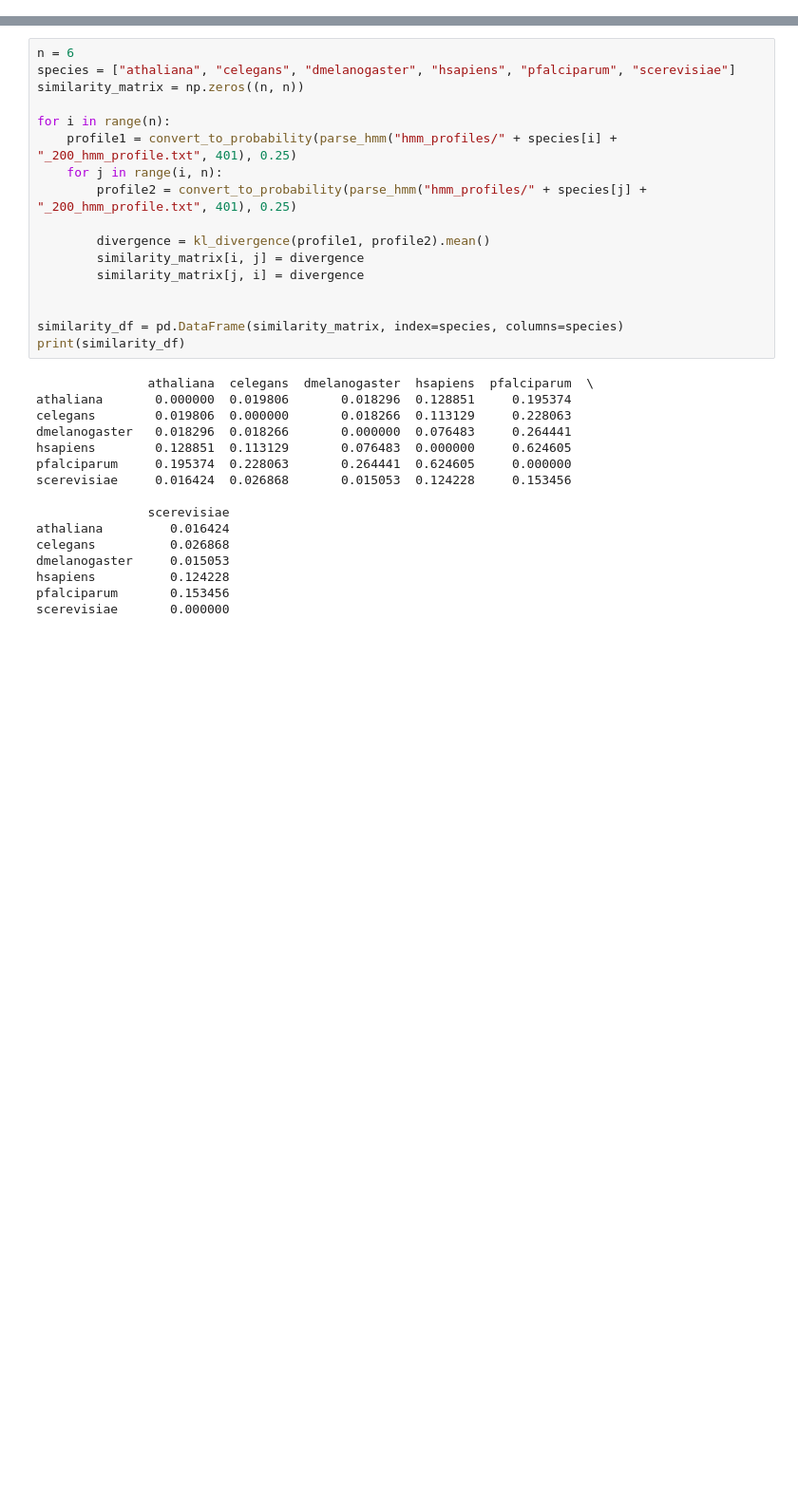
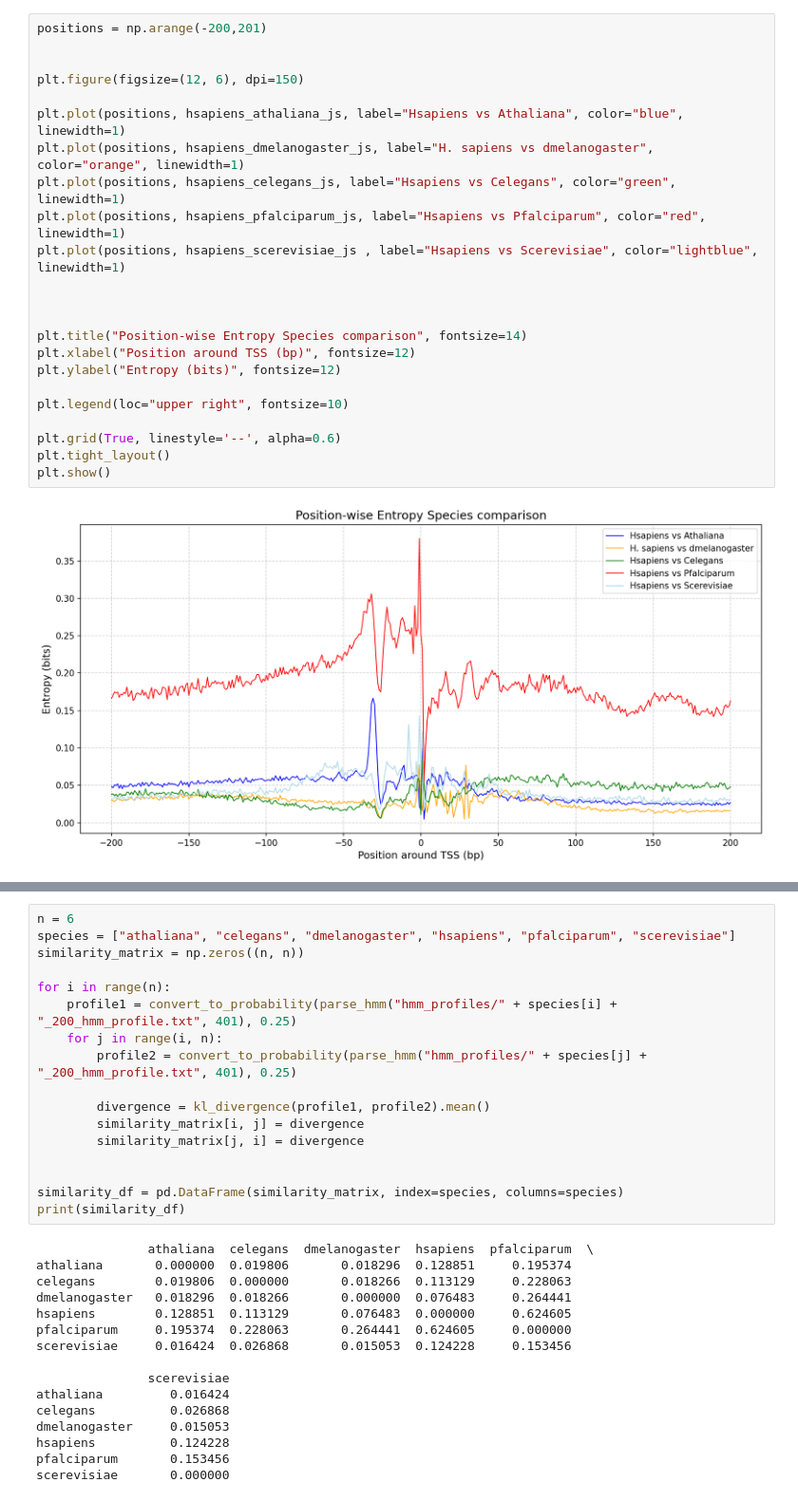
Before and after one commit to AnnaKalygina/PromoterShape, a Jupyter notebook: calculating_kl.ipynb, the cells around one changed output, grey strips where cells are left out. Shown at 95% size. Saved outputs shown, nothing was run; the diff lists cells and outputs as text; blank space fills up the shorter version.

```diff
--- a/calculating_kl.ipynb
+++ b/calculating_kl.ipynb
@@ -58 +94,26 @@ TypeError: 'numpy.ndarray' object is not callable
+# %%
+positions = np.arange(-200,201)
+
+
+plt.figure(figsize=(12, 6), dpi=150)
+
+plt.plot(positions, hsapiens_athaliana_js, label="Hsapiens vs Athaliana", color="blue", linewidth=1)
+plt.plot(positions, hsapiens_dmelanogaster_js, label="H. sapiens vs dmelanogaster", color="orange", linewidth=1)
+plt.plot(positions, hsapiens_celegans_js, label="Hsapiens vs Celegans", color="green", linewidth=1)
+plt.plot(positions, hsapiens_pfalciparum_js, label="Hsapiens vs Pfalciparum", color="red", linewidth=1)
+plt.plot(positions, hsapiens_scerevisiae_js , label="Hsapiens vs Scerevisiae", color="lightblue", linewidth=1)
+
+
+
+plt.title("Position-wise Entropy Species comparison", fontsize=14)
+plt.xlabel("Position around TSS (bp)", fontsize=12)
+plt.ylabel("Entropy (bits)", fontsize=12)
+
+plt.legend(loc="upper right", fontsize=10)
+
+plt.grid(True, linestyle='--', alpha=0.6)
+plt.tight_layout()
+plt.show()
+# %% [output]
+[figure, added]
 # %%
```
Also changed, not shown: parts of 12 cells of this notebook.
